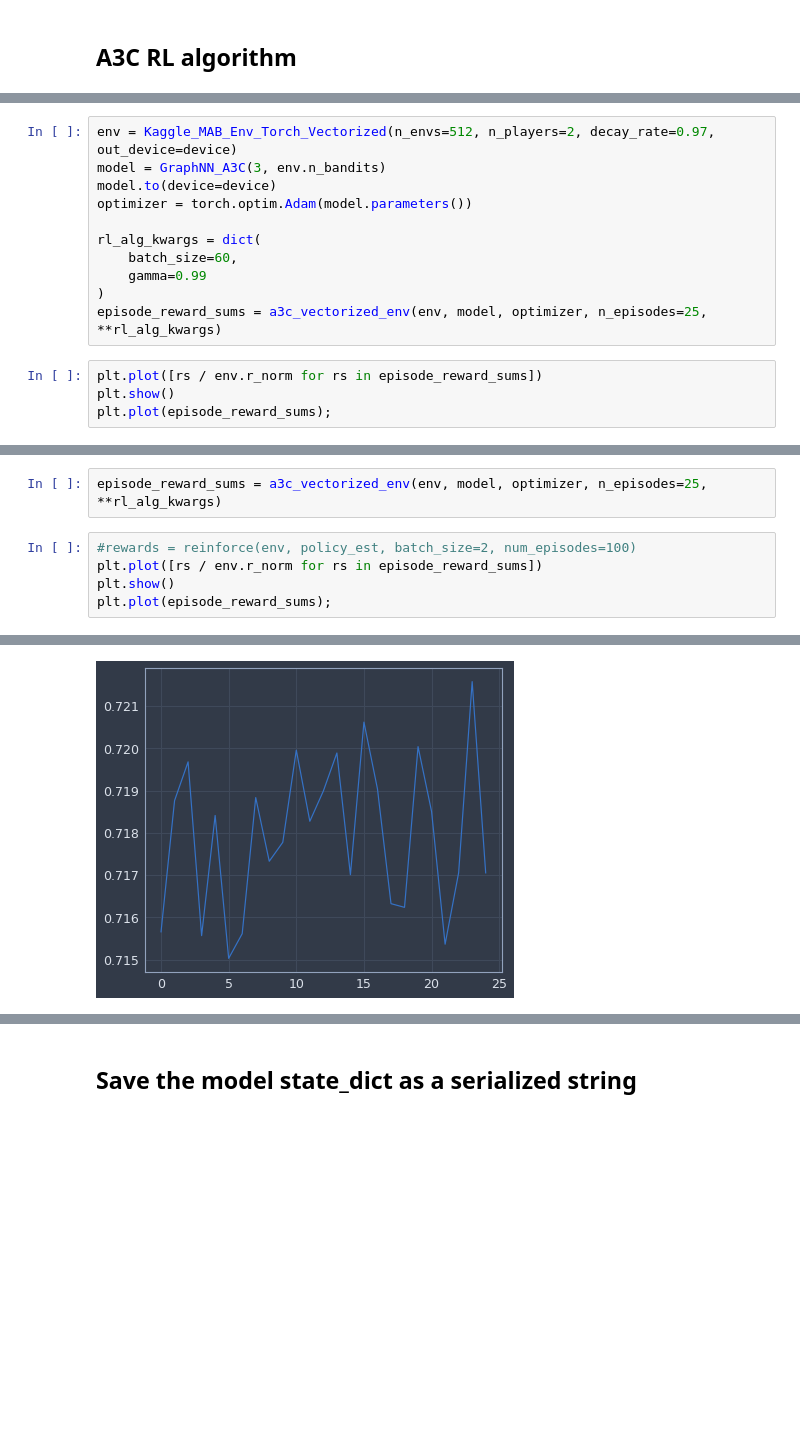
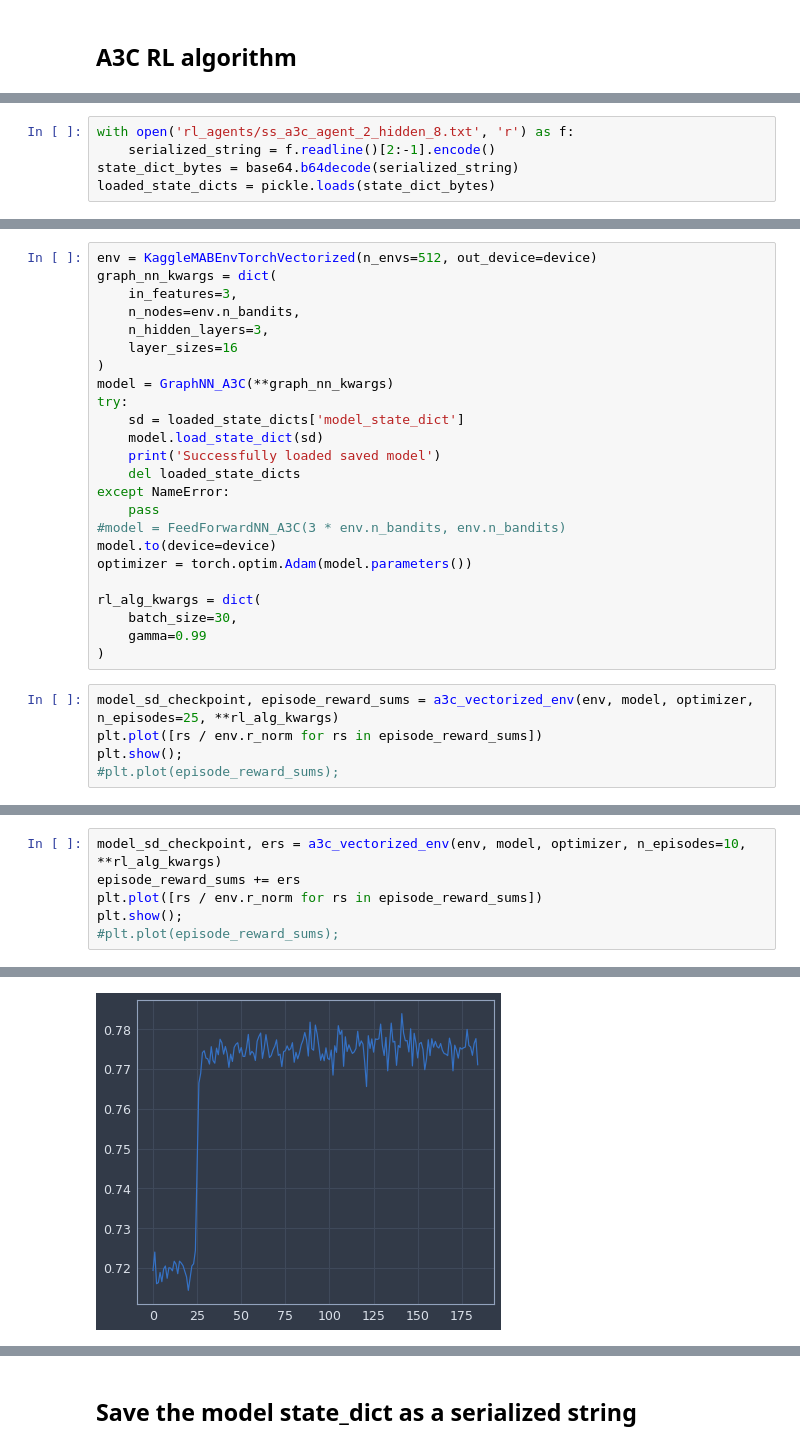
Before and after one commit to IsaiahPressman/Kaggle_Santa_2020, a Jupyter notebook: RL_Santa.ipynb, the cells around one changed output, grey strips where cells are left out. Cells and saved outputs as stored; diff of their text form; blank space fills up the shorter version.

Commit message:
RL agent - a3c_agent_v1 - created and submitted

```diff
--- a/RL_Santa.ipynb
+++ b/RL_Santa.ipynb
@@ -320,0 +162,5 @@ Eventually, experiment with reward_type = END_OF_GAME
+# %%
+with open('rl_agents/ss_a3c_agent_2_hidden_8.txt', 'r') as f:
+    serialized_string = f.readline()[2:-1].encode()
+state_dict_bytes = base64.b64decode(serialized_string)
+loaded_state_dicts = pickle.loads(state_dict_bytes)
@@ -321,16 +175,30 @@ Eventually, experiment with reward_type = END_OF_GAME
 # %%
-env = Kaggle_MAB_Env_Torch_Vectorized(n_envs=512, n_players=2, decay_rate=0.97, out_device=device)
-model = GraphNN_A3C(3, env.n_bandits)
+env = KaggleMABEnvTorchVectorized(n_envs=512, out_device=device)
+graph_nn_kwargs = dict(
+    in_features=3,
+    n_nodes=env.n_bandits,
+    n_hidden_layers=3,
+    layer_sizes=16
+)
+model = GraphNN_A3C(**graph_nn_kwargs)
+try:
+    sd = loaded_state_dicts['model_state_dict']
+    model.load_state_dict(sd)
+    print('Successfully loaded saved model')
+    del loaded_state_dicts
+except NameError:
+    pass
+#model = FeedForwardNN_A3C(3 * env.n_bandits, env.n_bandits)
 model.to(device=device)
 optimizer = torch.optim.Adam(model.parameters())
 
 rl_alg_kwargs = dict(
-    batch_size=60,
+    batch_size=30,
     gamma=0.99
 )
-episode_reward_sums = a3c_vectorized_env(env, model, optimizer, n_episodes=25, **rl_alg_kwargs)
 # %%
+model_sd_checkpoint, episode_reward_sums = a3c_vectorized_env(env, model, optimizer, n_episodes=25, **rl_alg_kwargs)
 plt.plot([rs / env.r_norm for rs in episode_reward_sums])
-plt.show()
-plt.plot(episode_reward_sums);
+plt.show();
+#plt.plot(episode_reward_sums);
 # %% [output]
@@ -339,8 +207,7 @@ plt.plot(episode_reward_sums);
-# %%
-episode_reward_sums = a3c_vectorized_env(env, model, optimizer, n_episodes=25, **rl_alg_kwargs)
 # %%
-#rewards = reinforce(env, policy_est, batch_size=2, num_episodes=100)
+model_sd_checkpoint, ers = a3c_vectorized_env(env, model, optimizer, n_episodes=10, **rl_alg_kwargs)
+episode_reward_sums += ers
 plt.plot([rs / env.r_norm for rs in episode_reward_sums])
-plt.show()
-plt.plot(episode_reward_sums);
+plt.show();
+#plt.plot(episode_reward_sums);
 # %% [output]
@@ -348 +215 @@ plt.plot(episode_reward_sums);
-[figure, old version]
+[figure, new version]
```
Also changed, not shown: parts of 26 cells of this notebook, 20 other files.
